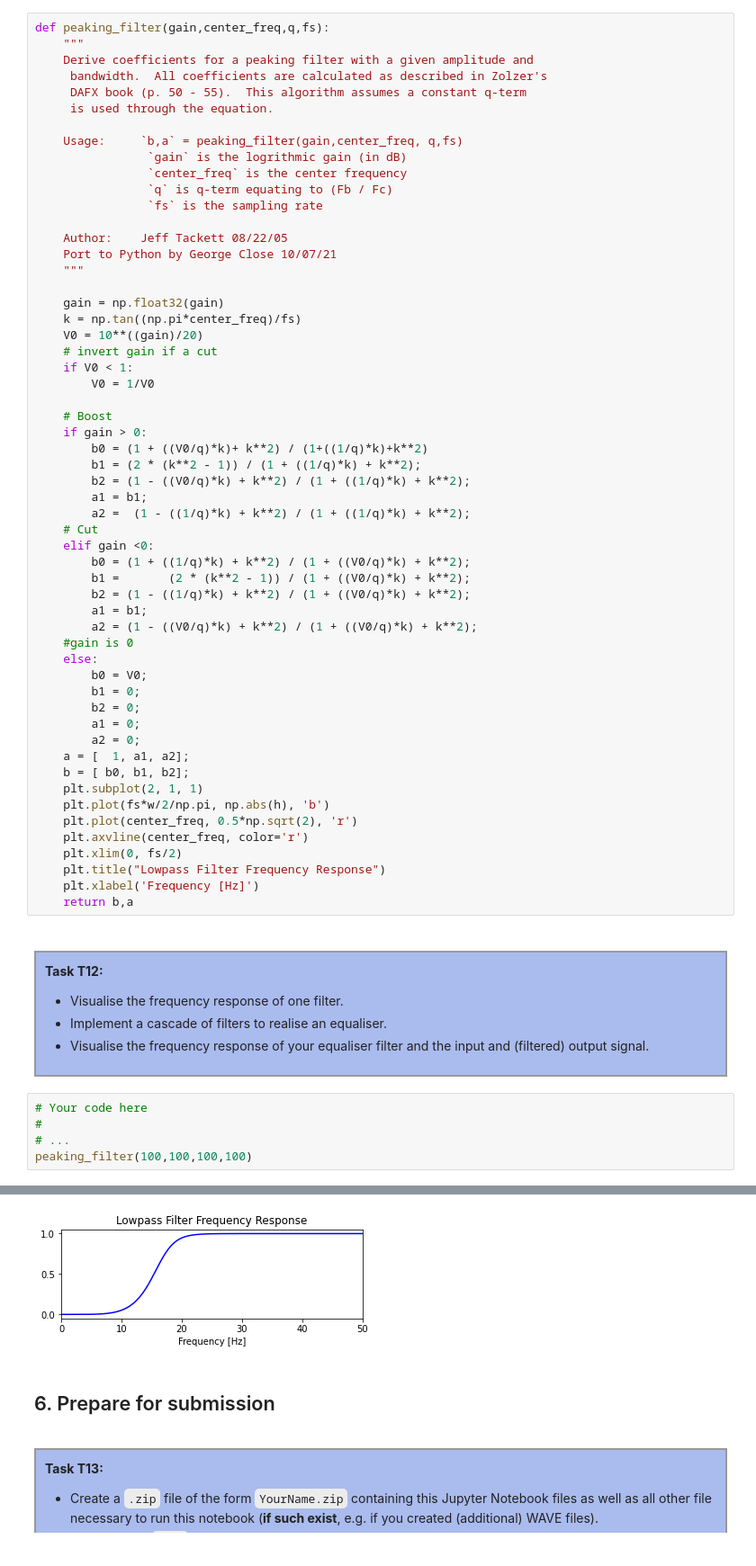
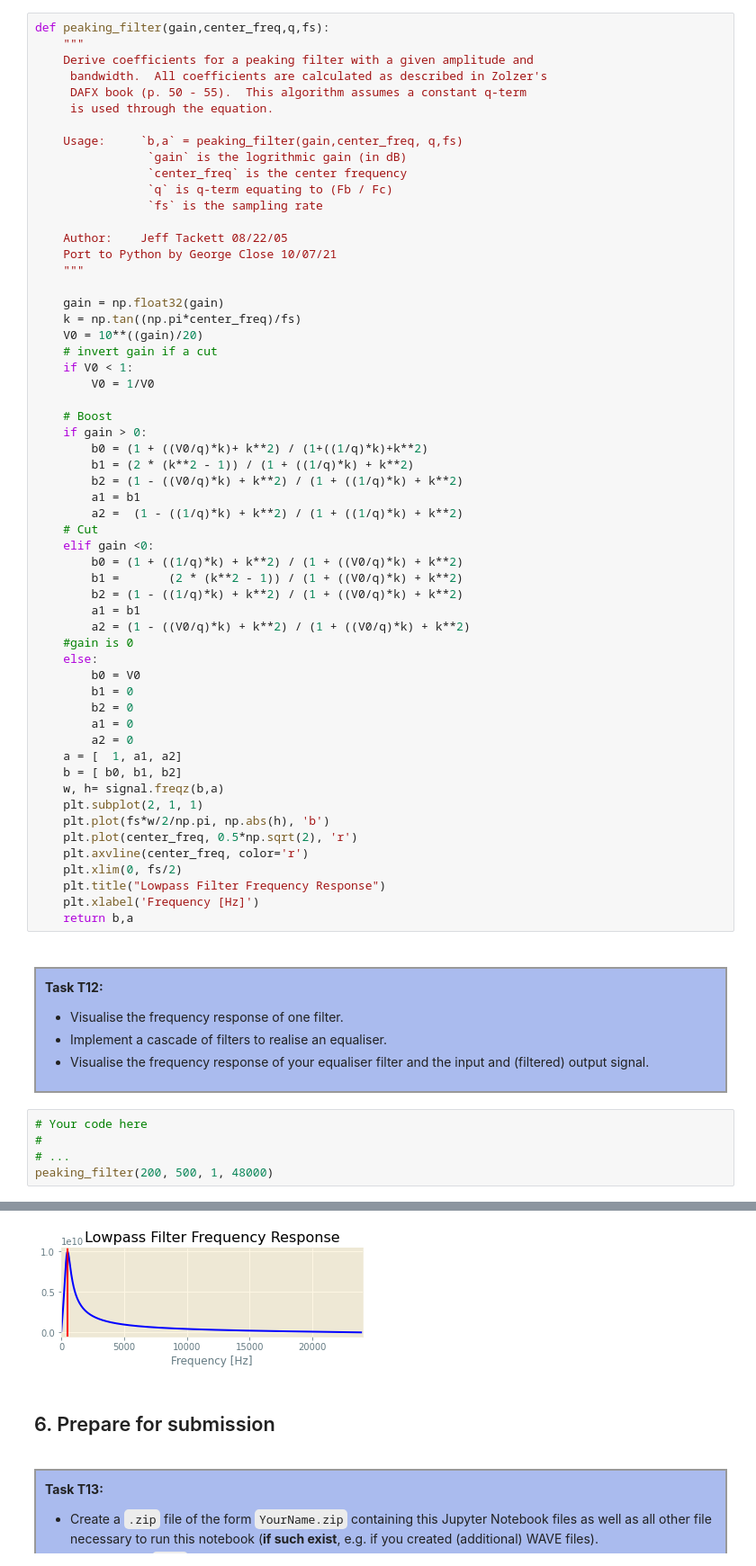
Before and after one commit to Karthikai-28/assignments, a Jupyter notebook: 103_speech_recognition_97937/com3502-4502-6502-programming-assignment1.ipynb, the cells around one changed output, grey strips where cells are left out. Shown at 90% size. Cells and saved outputs as stored; diff of their text form.

```diff
--- a/103_speech_recognition_97937/com3502-4502-6502-programming-assignment1.ipynb
+++ b/103_speech_recognition_97937/com3502-4502-6502-programming-assignment1.ipynb
@@ -1162,26 +1414,27 @@ def peaking_filter(gain,center_freq,q,fs):
     # Boost
     if gain > 0:
         b0 = (1 + ((V0/q)*k)+ k**2) / (1+((1/q)*k)+k**2)
-        b1 = (2 * (k**2 - 1)) / (1 + ((1/q)*k) + k**2);
-        b2 = (1 - ((V0/q)*k) + k**2) / (1 + ((1/q)*k) + k**2);
-        a1 = b1;
-        a2 =  (1 - ((1/q)*k) + k**2) / (1 + ((1/q)*k) + k**2);
+        b1 = (2 * (k**2 - 1)) / (1 + ((1/q)*k) + k**2)
+        b2 = (1 - ((V0/q)*k) + k**2) / (1 + ((1/q)*k) + k**2)
+        a1 = b1
+        a2 =  (1 - ((1/q)*k) + k**2) / (1 + ((1/q)*k) + k**2)
     # Cut
     elif gain <0:
-        b0 = (1 + ((1/q)*k) + k**2) / (1 + ((V0/q)*k) + k**2);
-        b1 =       (2 * (k**2 - 1)) / (1 + ((V0/q)*k) + k**2);
-        b2 = (1 - ((1/q)*k) + k**2) / (1 + ((V0/q)*k) + k**2);
-        a1 = b1;
-        a2 = (1 - ((V0/q)*k) + k**2) / (1 + ((V0/q)*k) + k**2);
+        b0 = (1 + ((1/q)*k) + k**2) / (1 + ((V0/q)*k) + k**2)
+        b1 =       (2 * (k**2 - 1)) / (1 + ((V0/q)*k) + k**2)
+        b2 = (1 - ((1/q)*k) + k**2) / (1 + ((V0/q)*k) + k**2)
+        a1 = b1
+        a2 = (1 - ((V0/q)*k) + k**2) / (1 + ((V0/q)*k) + k**2)
     #gain is 0
     else:
-        b0 = V0;
-        b1 = 0;
-        b2 = 0;
-        a1 = 0;
-        a2 = 0;
-    a = [  1, a1, a2];
-    b = [ b0, b1, b2];
+        b0 = V0
+        b1 = 0
+        b2 = 0
+        a1 = 0
+        a2 = 0
+    a = [  1, a1, a2]
+    b = [ b0, b1, b2]
+    w, h= signal.freqz(b,a)
     plt.subplot(2, 1, 1)
     plt.plot(fs*w/2/np.pi, np.abs(h), 'b')
     plt.plot(center_freq, 0.5*np.sqrt(2), 'r')
@@ -1205,5 +1458,5 @@ def peaking_filter(gain,center_freq,q,fs):
 # Your code here
 #
 # ...
-peaking_filter(100,100,100,100)
+peaking_filter(200, 500, 1, 48000)
 # %% [output]
@@ -1211,4 +1465,4 @@ peaking_filter(100,100,100,100)
-[figure, old version]
+[figure, new version]
 # %% [markdown]
 ## 6. Prepare for submission
 
```
Also changed, not shown: parts of 17 cells of this notebook, 7 other files.
